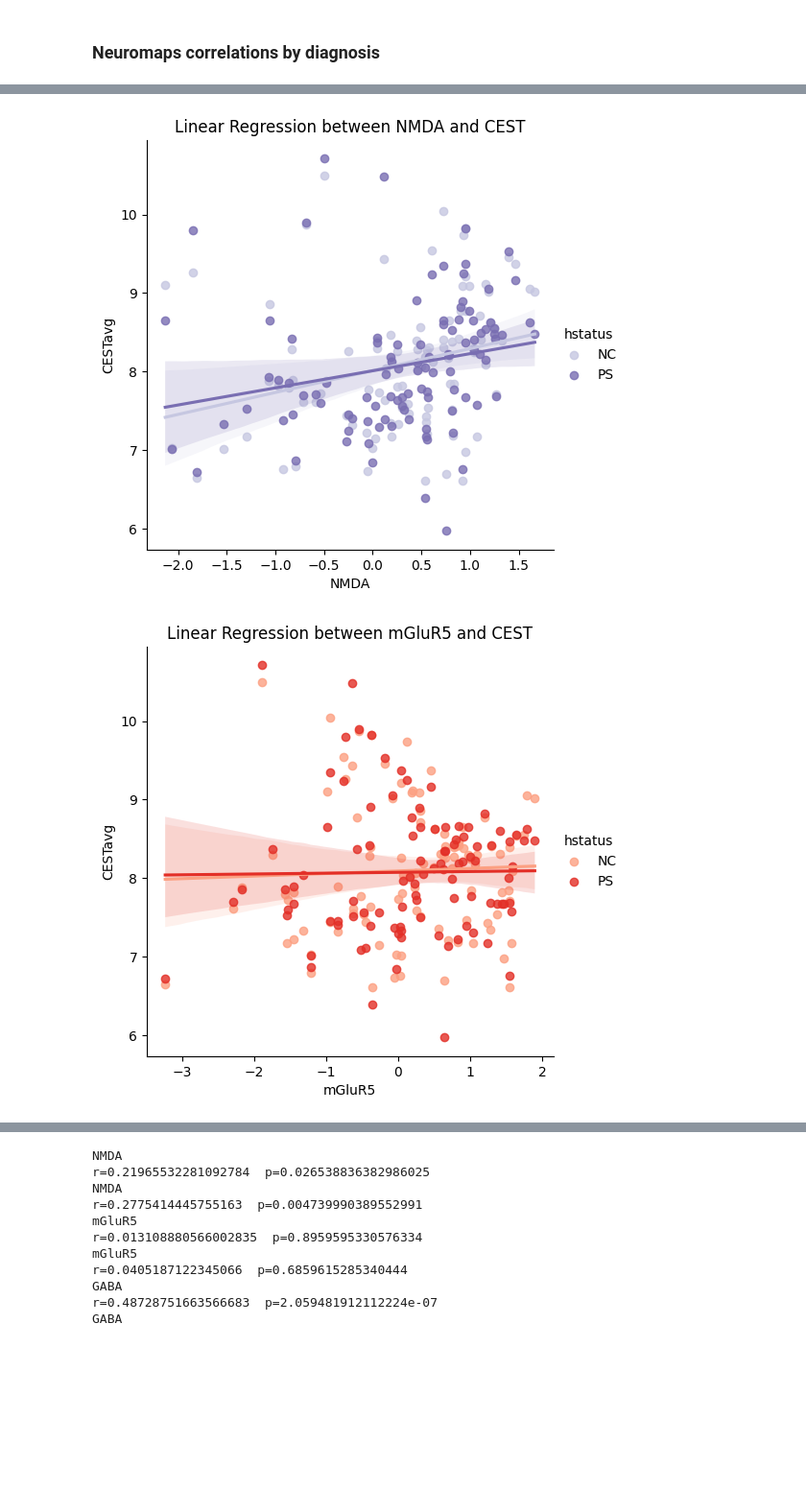
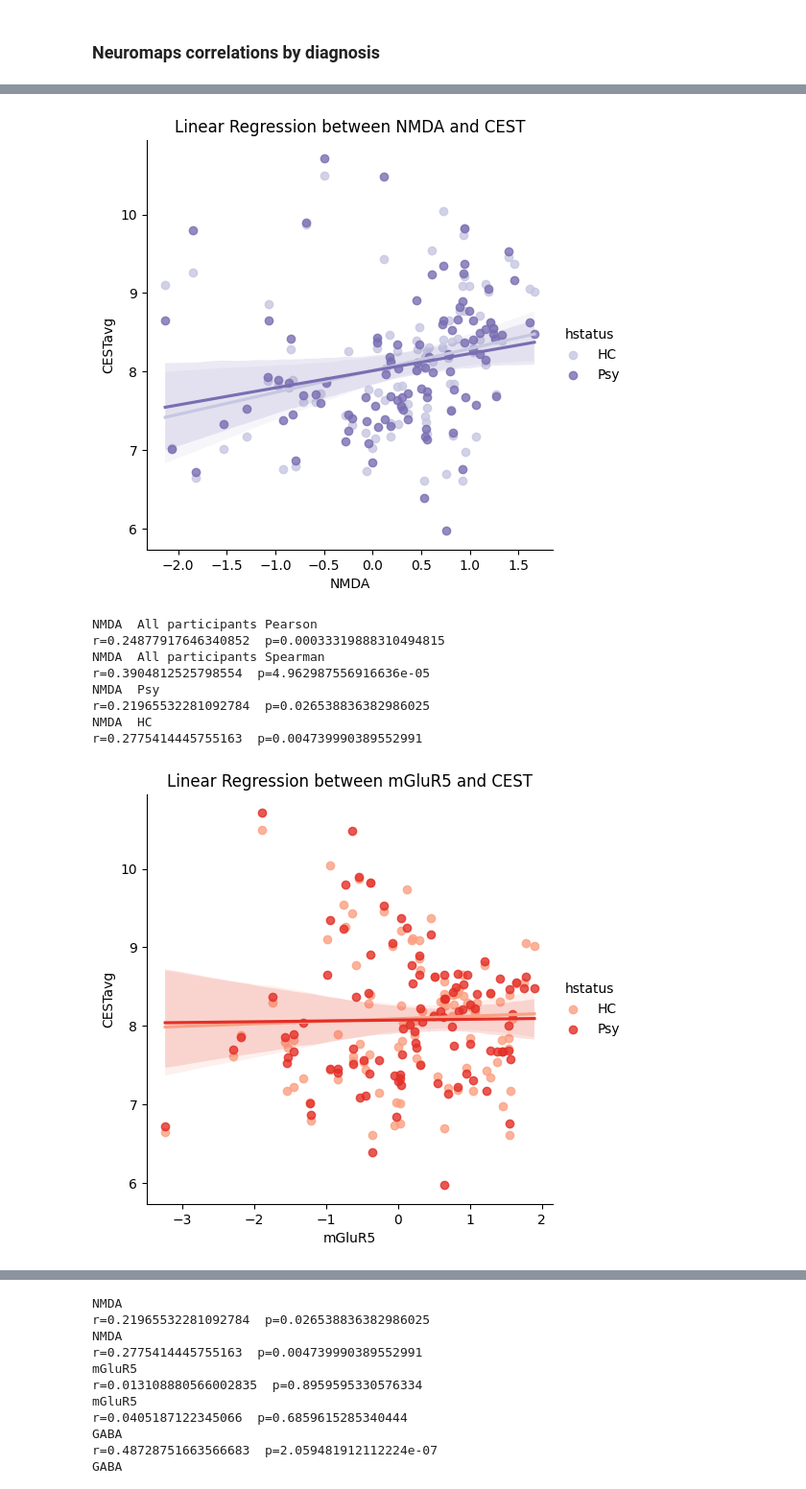
Before and after one commit to pecsok/glucest-rsfmri, a Jupyter notebook: fmri_pipeline/parcellated_pipeline/S1000_figures_gluconnectivity.ipynb, the cells around one changed output, grey strips where cells are left out. Shown at 96% size. Saved outputs shown, nothing was run; the diff lists cells and outputs as text; code cells hidden in the pictures; blank space fills up the shorter version.

```diff
--- a/fmri_pipeline/parcellated_pipeline/S1000_figures_gluconnectivity.ipynb
+++ b/fmri_pipeline/parcellated_pipeline/S1000_figures_gluconnectivity.ipynb
@@ -559,0 +578,30 @@ for nmap in nmaps:
+# %%
+# Trim cestmat and keep only the columns with avg values.
+df = keep(grp_df, (["NZMean", "hstatus"]))
+#NC_cestNZMeans = df.loc[:, (df.columns.str.contains("NZMean"))]
+NCcestavgs = df[df["hstatus"] == "NC"].filter(like="NZMean").mean(axis=0)
+PScestavgs = df[df["hstatus"] != "NC"].filter(like="NZMean").mean(axis=0)
+parcels = df.filter(like="NZMean").columns.tolist()
+cestavgs = df.filter(like="NZMean").mean(axis=0)
+print(cestavgs)
+
+cestdf = pd.DataFrame(
+    zip(
+        list(repeat("HC", len(NCcestavgs))) + list(repeat("Psy", len(PScestavgs))),  # Repeat "NC" and "PS"
+        parcels + parcels,  # Parcel names repeated for both NC and PS
+        np.concatenate([NCcestavgs.values, PScestavgs.values]),
+        list(repeat("NaN", len(NCcestavgs))) + list(repeat("NaN", len(PScestavgs))),
+        list(repeat("NaN", len(NCcestavgs))) + list(repeat("NaN", len(PScestavgs))),
+        list(repeat("NaN", len(NCcestavgs))) + list(repeat("NaN", len(PScestavgs)))
+    ),  # Concatenate the values for NC and PS
+        #np.concatenate([nmap_NC_parcel_values, nmap_PS_parcel_values])  # Concatenate nmap parcel values
+    columns=["hstatus", "parcel", "CESTavg",'mGluR5', 'NMDA', 'GABA']
+)
+
+for nmap in nmaps:
+    for i in range(501,1001):
+        parcel = "NZMean_" + str(i)
+        if parcel in cestdf["parcel"].values:
+            cestdf.loc[cestdf["parcel"] == parcel, nmap] = nmapsdf.loc[i, nmap]
+
+cestdf
@@ -560,25 +634,46 @@ for nmap in nmaps:
 # %%
 # Loop through nmaps and make correlation plots
 #print(cestdf[CESTavg].max())
-
+from scipy.stats import spearmanr
 nmap_palette = {
     "NMDA": "Purples",   # Replace with actual nmap names and desired palettes
     "mGluR5": "Reds",
     "GABA": "Greens",
     "D2": "Oranges"
     # Add more mappings as needed
 }
 
 for nmap in nmaps:
     cestdf[nmap] = pd.to_numeric(cestdf[nmap], errors='coerce')
     cestdf['CESTavg'] = pd.to_numeric(cestdf['CESTavg'], errors='coerce')
     plot_data = cestdf.dropna(subset=[nmap, 'CESTavg'])
     palette = nmap_palette.get(nmap) # Default to "Set1" if nmap not in dictionary
     plot = sns.lmplot(x=nmap, y='CESTavg', hue='hstatus', data=plot_data, palette=palette)
     plt.xlabel(nmap)
     plt.ylabel("CESTavg")
     plt.title('Linear Regression between ' + nmap + ' and CEST')
     plt.show()
+    rval, pval = pearsonr(cestdf[nmap],cestdf["CESTavg"])
+    print(nmap + "  All participants Pearson")
+    print("r=" + str(rval)," p=" + str(pval))
+    rval, pval = spearmanr(graphdf[nmap],graphdf["CESTavg"])
+    print(nmap + "  All participants Spearman")
+    print("r=" + str(rval)," p=" + str(pval))
+
+    for group in ["Psy","HC"]:
+        graphdf = cestdf[cestdf["hstatus"]==group]
+        formula = f'CESTavg ~ {nmap}'
+        rval, pval = pearsonr(graphdf[nmap],graphdf["CESTavg"])
+        print(nmap + "  " + group)
+        print("r=" + str(rval)," p=" + str(pval))
 # %% [output]
-[figure, old version]
+[figure, new version]
+NMDA  All participants Pearson
+r=0.24877917646340852  p=0.00033319888310494815
+NMDA  All participants Spearman
+r=0.3904812525798554  p=4.962987556916636e-05
+NMDA  Psy
+r=0.21965532281092784  p=0.026538836382986025
+NMDA  HC
+r=0.2775414445755163  p=0.004739990389552991
-[figure, old version]
+[figure, new version]
```
Also changed, not shown: parts of 14 cells of this notebook, 33 other files.
